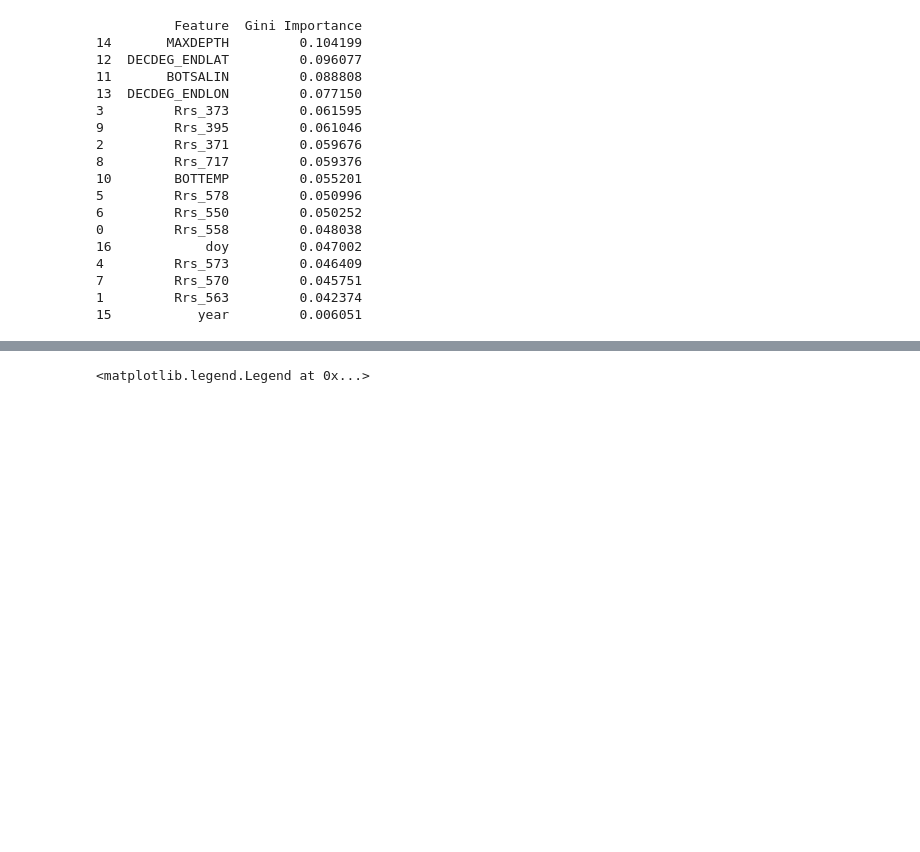
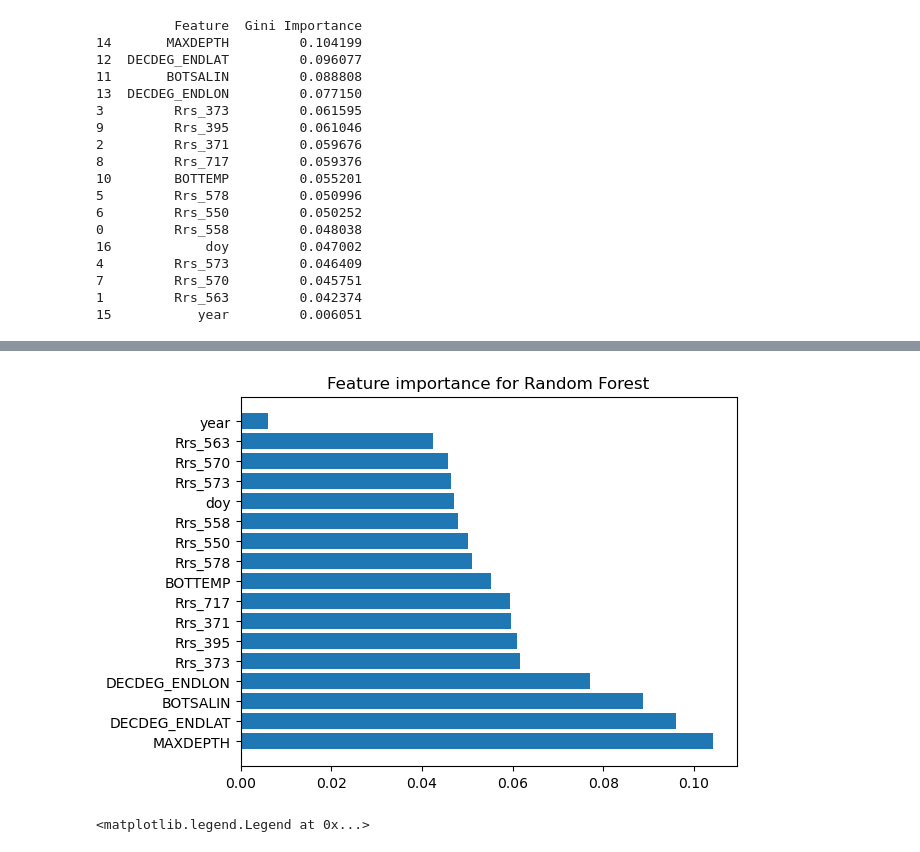
Before and after one commit to fish-pace/2026-proj-Trawling4PACE, a Jupyter notebook: contributor_folders/punya/RF_BRT_modeldevelopment_PP.ipynb, the cells around one changed output, grey strips where cells are left out. Drawn from its saved outputs; the diff is of its cells as text; code cells hidden in the pictures; blank space fills up the shorter version.

Commit message:
pushing final model and figures

```diff
--- a/contributor_folders/punya/RF_BRT_modeldevelopment_PP.ipynb
+++ b/contributor_folders/punya/RF_BRT_modeldevelopment_PP.ipynb
@@ -197,3 +218,9 @@ print(feature_imp_df)
+# %%
+plt.barh(feature_imp_df.Feature, feature_imp_df['Gini Importance'])
+plt.title('Feature importance for Random Forest')
+plt.savefig('/home/jovyan/2026-proj-Trawling4PACE/figures/RF_feature_importance.jpg')
+# %% [output]
+[figure, added]
 # %%
 plt.scatter(X_test.DECDEG_ENDLON, X_test.DECDEG_ENDLAT, c=predictions)
 plt.legend()
```
Also changed, not shown: parts of 12 cells of this notebook.
